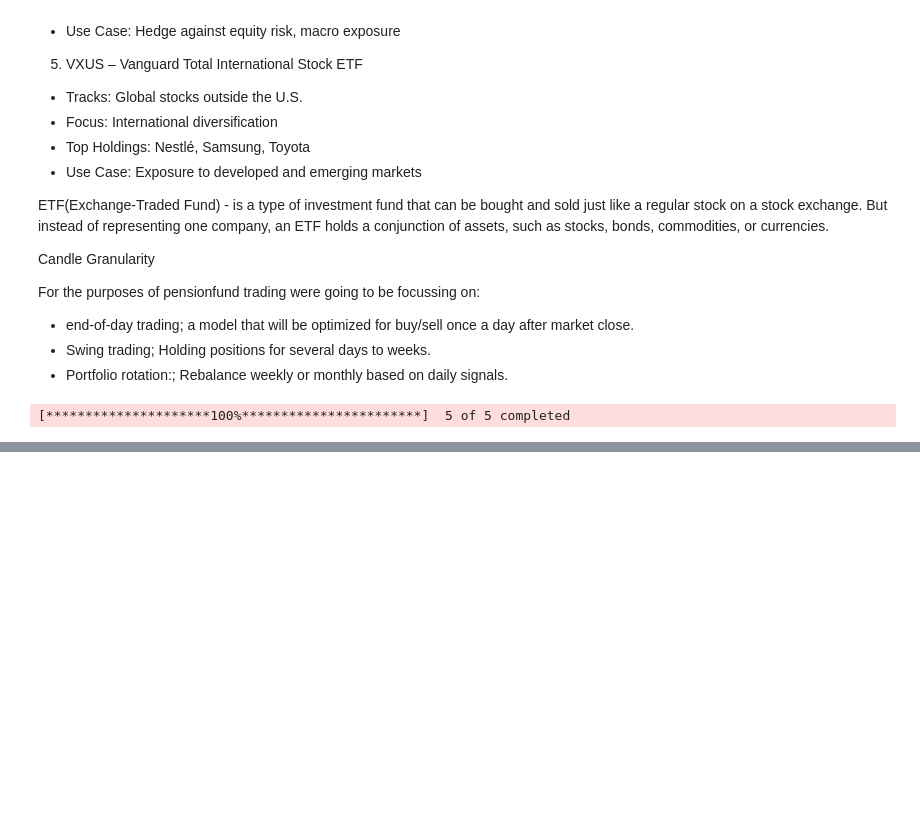
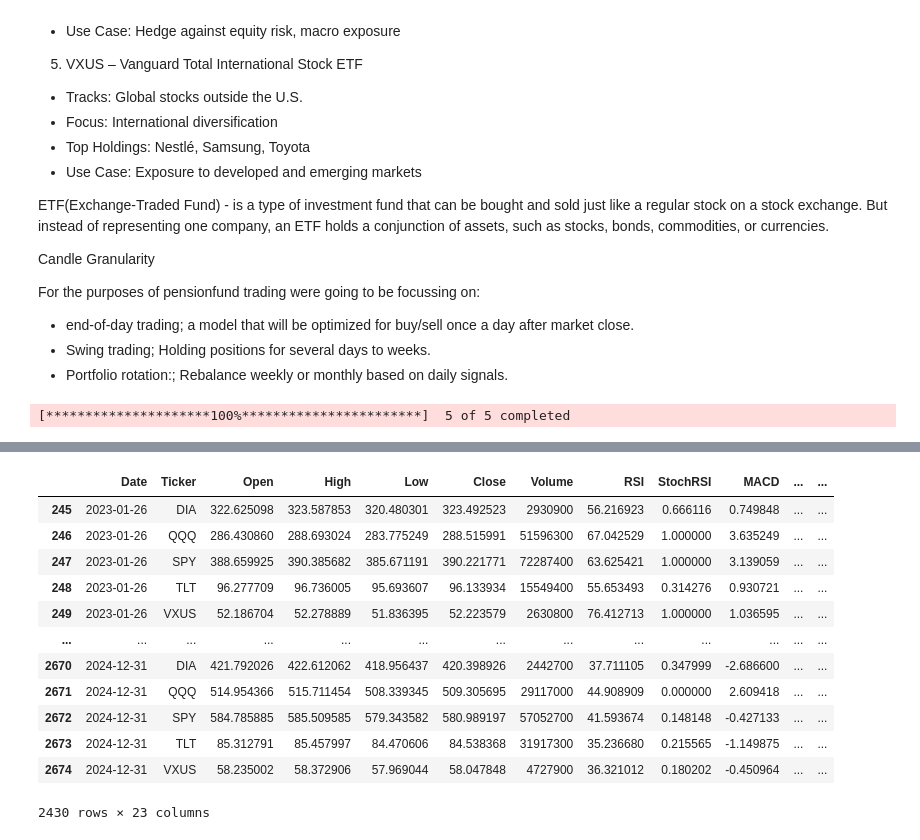
Before and after one commit to HellCatCruiser/AgenticTrader, a Jupyter notebook: data_cleaning/data_cleaning.ipynb, the cells around one changed output, grey strips where cells are left out. Cells and saved outputs as stored; diff of their text form; code cells hidden in the pictures; blank space fills up the shorter version.

```diff
--- a/data_cleaning/data_cleaning.ipynb
+++ b/data_cleaning/data_cleaning.ipynb
@@ -171,0 +279,15 @@ The average is calculated by simply aggregating the closing prices of the stock
+# %%
+# Reset column index
+rf_flat = rf.stack(level=1).reset_index()
+
+# Name columns for clarity
+rf_flat.columns = ["Date", "Ticker", "Open", "High", "Low", "Close", "Volume"]
+
+# Drop unnessecary columns (Only need Date and Close)
+rf_new = rf_flat.drop(columns=["Ticker", "Open", "High", "Low", "Volume"])
+
+# rename and convert Risk-free rate
+rf_new.columns = ["Date", "RiskFreeRate"]
+rf_new["RiskFreeRate"] = rf_new["RiskFreeRate"] / 100  # Convert % to decimal
+
+rf_new
@@ -171,0 +308,23 @@ The average is calculated by simply aggregating the closing prices of the stock
+# %%
+ti_series["Date"] = pd.to_datetime(ti_series["Date"])
+rf_new["Date"] = pd.to_datetime(rf_new["Date"])
+
+df_merged = ti_series.merge(rf_new, on="Date", how="left")
+# df_merged["RiskFreeRate"].fillna(method="ffill", inplace=True)
+# %%
+df_working = df_merged.dropna()
+df_working
+# %% [output]
+|  | Date | Ticker | Open | High | Low | Close | Volume | RSI | StochRSI | MACD | ... | ... |
+| 245 | 2023-01-26 | DIA | 322.625098 | 323.587853 | 320.480301 | 323.492523 | 2930900 | 56.216923 | 0.666116 | 0.749848 | ... | ... |
+| 246 | 2023-01-26 | QQQ | 286.430860 | 288.693024 | 283.775249 | 288.515991 | 51596300 | 67.042529 | 1.000000 | 3.635249 | ... | ... |
+| 247 | 2023-01-26 | SPY | 388.659925 | 390.385682 | 385.671191 | 390.221771 | 72287400 | 63.625421 | 1.000000 | 3.139059 | ... | ... |
+| 248 | 2023-01-26 | TLT | 96.277709 | 96.736005 | 95.693607 | 96.133934 | 15549400 | 55.653493 | 0.314276 | 0.930721 | ... | ... |
+| 249 | 2023-01-26 | VXUS | 52.186704 | 52.278889 | 51.836395 | 52.223579 | 2630800 | 76.412713 | 1.000000 | 1.036595 | ... | ... |
+| ... | ... | ... | ... | ... | ... | ... | ... | ... | ... | ... | ... | ... |
+| 2670 | 2024-12-31 | DIA | 421.792026 | 422.612062 | 418.956437 | 420.398926 | 2442700 | 37.711105 | 0.347999 | -2.686600 | ... | ... |
+| 2671 | 2024-12-31 | QQQ | 514.954366 | 515.711454 | 508.339345 | 509.305695 | 29117000 | 44.908909 | 0.000000 | 2.609418 | ... | ... |
+| 2672 | 2024-12-31 | SPY | 584.785885 | 585.509585 | 579.343582 | 580.989197 | 57052700 | 41.593674 | 0.148148 | -0.427133 | ... | ... |
+| 2673 | 2024-12-31 | TLT | 85.312791 | 85.457997 | 84.470606 | 84.538368 | 31917300 | 35.236680 | 0.215565 | -1.149875 | ... | ... |
+| 2674 | 2024-12-31 | VXUS | 58.235002 | 58.372906 | 57.969044 | 58.047848 | 4727900 | 36.321012 | 0.180202 | -0.450964 | ... | ... |
+2430 rows × 23 columns
```
Also changed, not shown: parts of 17 cells of this notebook.
